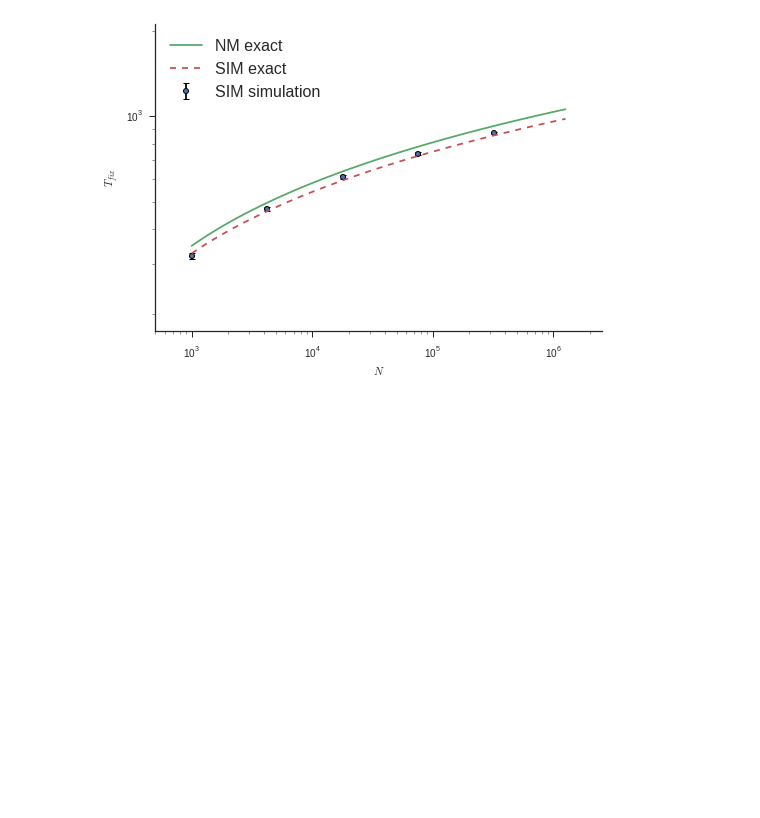
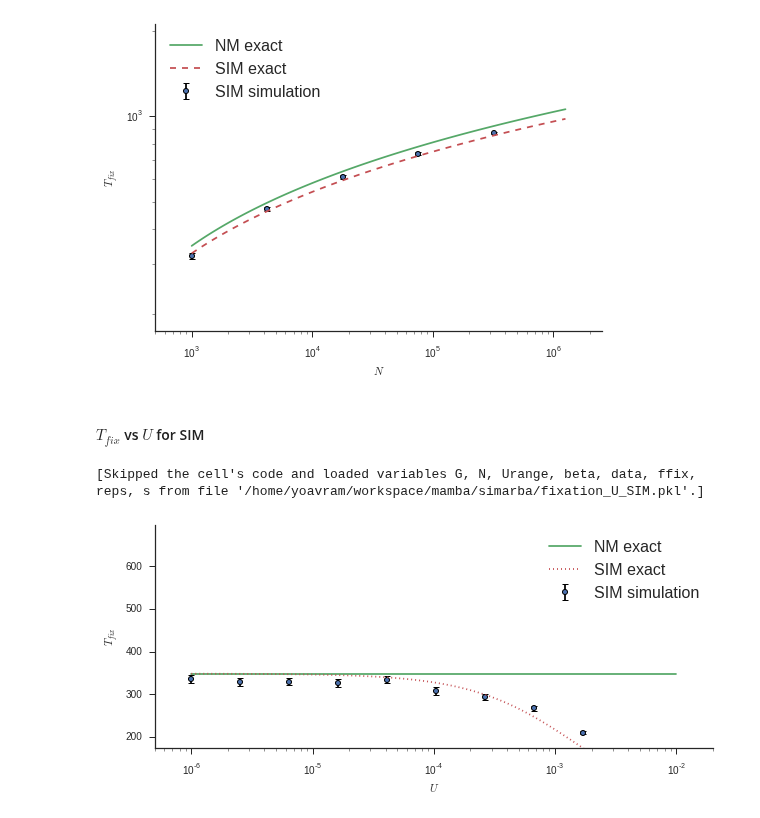
Before and after one commit to yoavram/mamba, a Jupyter notebook: simarba/adaptation model.ipynb, the cells around one changed output. Drawn from its saved outputs; the diff is of its cells as text; code cells hidden in the pictures; blank space fills up the shorter version.

Commit message:
added Tfix vs U for SIM

```diff
--- a/simarba/adaptation model.ipynb
+++ b/simarba/adaptation model.ipynb
@@ -1060,3 +1060,41 @@ legend(loc='upper left');
 sns.despine();
 # %% [output]
 [figure]
+# %% [markdown]
+#### $T_{fix}$ vs $U$ for SIM
+# %%
+%%cache fixation_U_SIM.pkl reps ffix N s beta G Urange data
+print "See above"
+# %% [output]
+[Skipped the cell's code and loaded variables G, N, Urange, beta, data, ffix, reps, s from file '/home/yoavram/workspace/mamba/simarba/fixation_U_SIM.pkl'.]
+# %%
+pi,tau=1,10
+# %%
+y1 = array([Tfix(ffix,N,U_,s,beta) for U_ in Urange])
+y2 = array([Tfix(ffix,N,U_,s,beta,pi,tau) for U_ in Urange])
+
+data = data.astype(np.float)
+for i in range(data.shape[0]):
+    for j in range(data.shape[1]):
+        if data[i,j,0] == 0:
+            data[i,j,1] = np.NAN
+
+meany = np.nanmean(data[:,:,1], axis=0)
+semy  = np.nanstd(data[:,:,1], axis=0, ddof=1)
+leny  = np.sum(~np.isnan(data[:,:,1]), axis=0)
+semy  = semy / sqrt(leny)
+# %%
+errorbar(Urange[::10], meany, yerr=semy, marker=ERRBAR_MARKER, ls=ERRBAR_LS, ecolor=ERRBAR_COL, label='SIM simulation')
+plot(Urange, y1, label='NM exact')
+plot(Urange, y2, ls=':', label='SIM exact')
+
+xscale('log')
+#yscale('log')
+xlabel('$U$')
+ylabel('$T_{fix}$')
+xlim(min(Urange)/2, max(Urange)*2)
+ylim(min(y1)/2,max(y1)*2)
+legend(loc='upper right');
+sns.despine()
+# %% [output]
+[figure, added]
```
Also changed, not shown: parts of 1 cell of this notebook.
